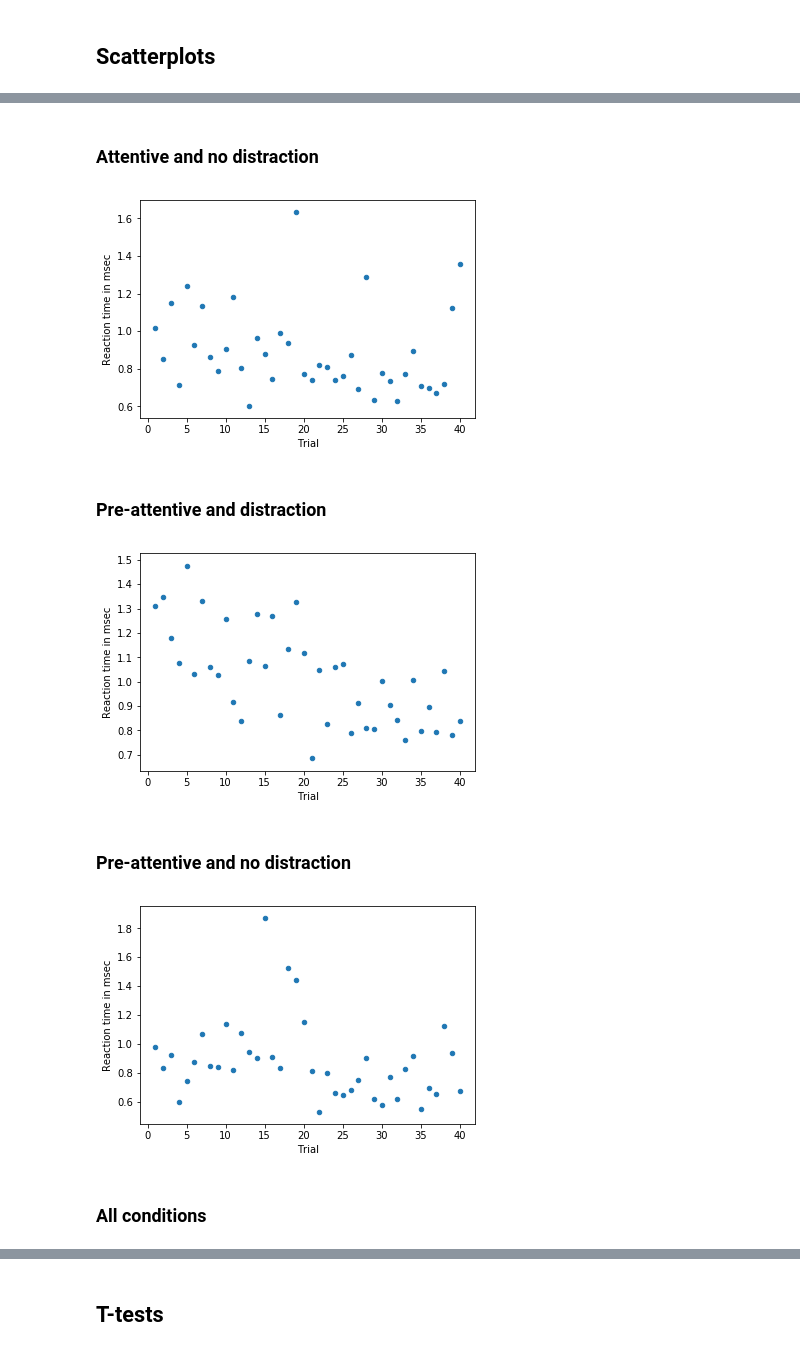
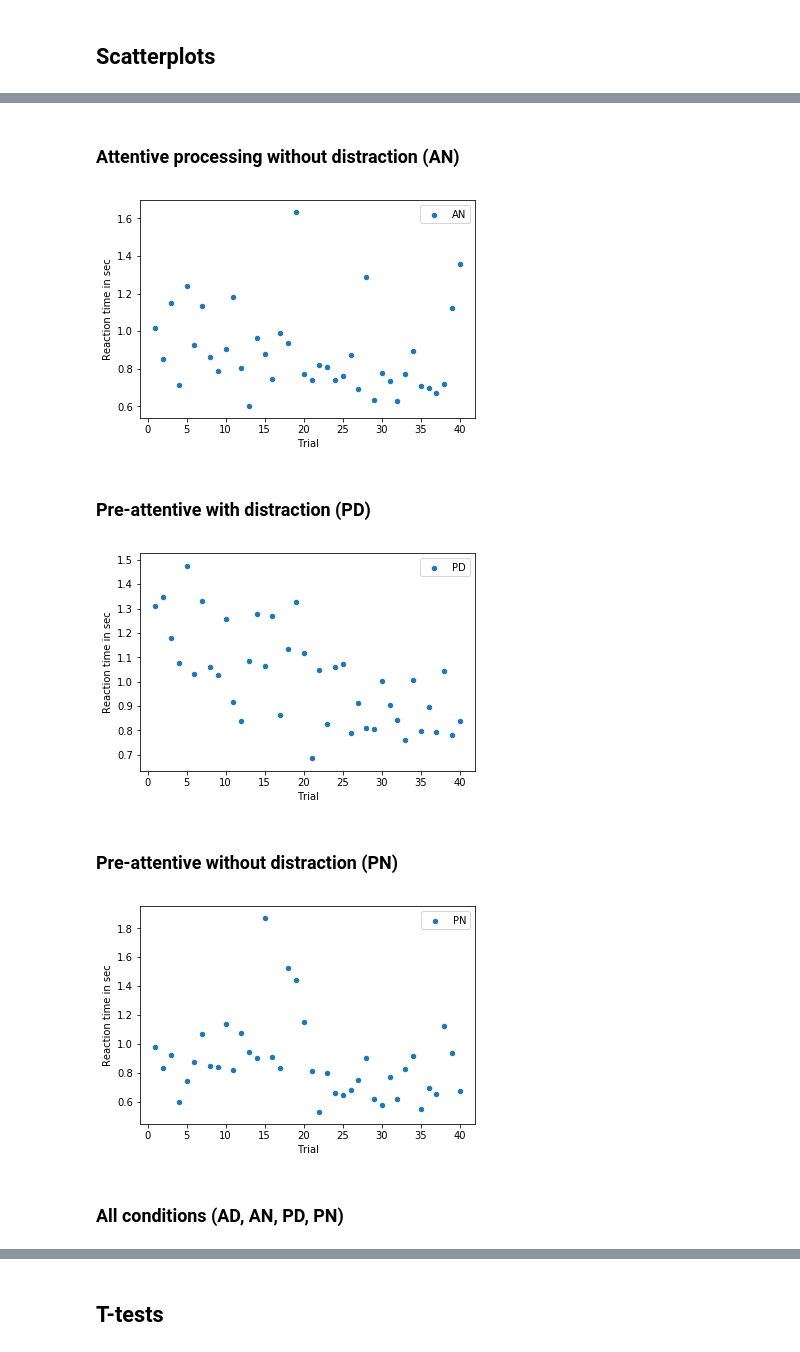
Before and after one commit to andreasPfaffelhuber/ITT, a Jupyter notebook: reaction_time_experiment.ipynb, the cells around one changed output, grey strips where cells are left out. Cells and saved outputs as stored; diff of their text form; code cells hidden in the pictures.

```diff
--- a/reaction_time_experiment.ipynb
+++ b/reaction_time_experiment.ipynb
@@ -5,9 +34,15 @@ Description:
 # %%
 import pandas as pd
-#dtypes = [int, str, str, str, int, str, pd.Timedelta, str]
+
+# Reads in the csv file
 data = pd.read_csv("reaction_time_results.csv",
-                   sep=",", header="infer",
-                   usecols=["ParticipantID", "Complexity", "Distraction", "ReactionTime"])
+                   sep=",",
+                   header="infer",
+                   usecols=["ParticipantID",
+                            "Complexity",
+                            "Distraction",
+                            "ReactionTime"])
+# Extracts the relevant data
 data["ParticipantID"] = pd.to_numeric(data["ParticipantID"])
 data["ReactionTime"] = pd.to_timedelta(data["ReactionTime"])
 data["ReactionTime"] = data["ReactionTime"].dt.total_seconds()
@@ -27,32 +81,41 @@ adPlot = adPlot.set_ylabel("Reaction time in msec")
 # %% [markdown]
-### Attentive and no distraction
+### Attentive processing without distraction (AN)
 # %%
-an = data[(data["Complexity"] == "Attentive") & (data["Distraction"] == "No")].reset_index(drop=True)
+an = data[(data["Complexity"] == "Attentive")
+          & (data["Distraction"] == "No")].reset_index(drop=True)
 an.index += 1
 an['Trial'] = an.index
-anPlot = an.plot.scatter(x='Trial', y='ReactionTime')
-anPlot = anPlot.set_ylabel("Reaction time in msec")
+anPlot = an.plot.scatter(x='Trial',
+                         y='ReactionTime',
+                         label='AN')
+anPlot = anPlot.set_ylabel("Reaction time in sec")
 # %% [output]
-[figure, old version]
+[figure, new version]
 # %% [markdown]
-### Pre-attentive and distraction
+### Pre-attentive with distraction (PD)
 # %%
-pd = data[(data["Complexity"] == "Pre-attentive") & (data["Distraction"] == "Yes")].reset_index(drop=True)
+pd = data[(data["Complexity"] == "Pre-attentive")
+          & (data["Distraction"] == "Yes")].reset_index(drop=True)
 pd.index += 1
 pd['Trial'] = pd.index
-pdPlot = pd.plot.scatter(x='Trial', y='ReactionTime')
-pdPlot = pdPlot.set_ylabel("Reaction time in msec")
+pdPlot = pd.plot.scatter(x='Trial',
+                         y='ReactionTime',
+                         label='PD')
+pdPlot = pdPlot.set_ylabel("Reaction time in sec")
 # %% [output]
-[figure, old version]
+[figure, new version]
 # %% [markdown]
-### Pre-attentive and no distraction
+### Pre-attentive without distraction (PN)
 # %%
-pn = data[(data["Complexity"] == "Pre-attentive") & (data["Distraction"] == "No")].reset_index()
+pn = data[(data["Complexity"] == "Pre-attentive")
+          & (data["Distraction"] == "No")].reset_index()
 pn.index += 1
 pn['Trial'] = pn.index
-pnPlot = pn.plot.scatter(x='Trial', y='ReactionTime')
-pnPlot = pnPlot.set_ylabel("Reaction time in msec")
+pnPlot = pn.plot.scatter(x='Trial',
+                         y='ReactionTime',
+                         label='PN')
+pnPlot = pnPlot.set_ylabel("Reaction time in sec")
 # %% [output]
-[figure, old version]
+[figure, new version]
 # %% [markdown]
-### All conditions
+### All conditions (AD, AN, PD, PN)
```
Also changed, not shown: parts of 9 cells of this notebook.
